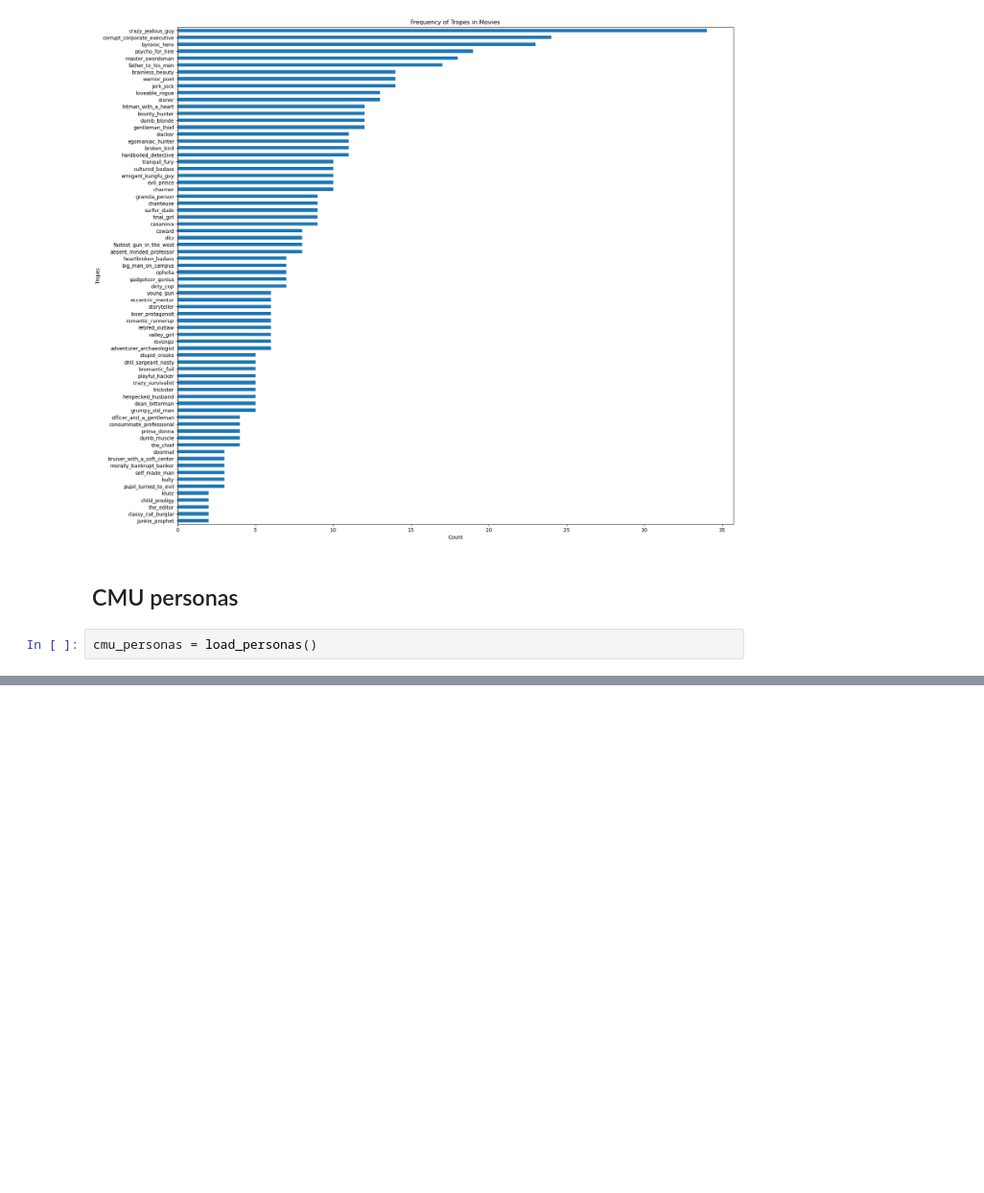
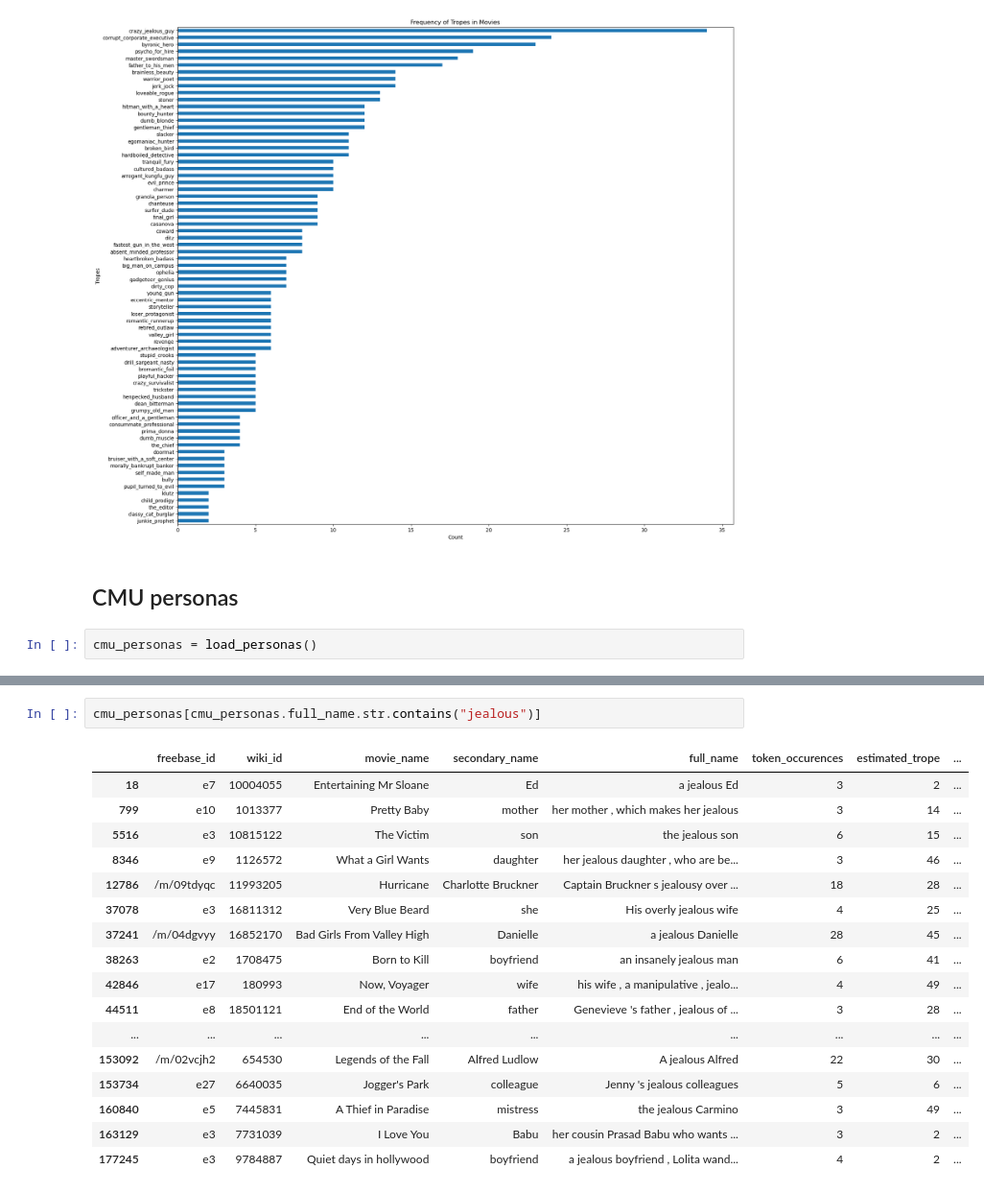
Before and after one commit to epfl-ada/ada-2023-project-advanceddataarsonists, a Jupyter notebook: initial_analyses.ipynb, the cells around one changed output, grey strips where cells are left out. Shown at 96% size. Saved outputs shown, nothing was run; the diff lists cells and outputs as text; blank space fills up the shorter version.

```diff
--- a/initial_analyses.ipynb
+++ b/initial_analyses.ipynb
@@ -450,0 +452,20 @@ cmu_personas.head()
+# %%
+cmu_personas[cmu_personas.full_name.str.contains("jealous")]
+# %% [output]
+|  | freebase_id | wiki_id | movie_name | secondary_name | full_name | token_occurences | estimated_trope | ... |
+| 18 | e7 | 10004055 | Entertaining Mr Sloane | Ed | a jealous Ed | 3 | 2 | ... |
+| 799 | e10 | 1013377 | Pretty Baby | mother | her mother , which makes her jealous | 3 | 14 | ... |
+| 5516 | e3 | 10815122 | The Victim | son | the jealous son | 6 | 15 | ... |
+| 8346 | e9 | 1126572 | What a Girl Wants | daughter | her jealous daughter , who are be... | 3 | 46 | ... |
+| 12786 | /m/09tdyqc | 11993205 | Hurricane | Charlotte Bruckner | Captain Bruckner s jealousy over ... | 18 | 28 | ... |
+| 37078 | e3 | 16811312 | Very Blue Beard | she | His overly jealous wife | 4 | 25 | ... |
+| 37241 | /m/04dgvyy | 16852170 | Bad Girls From Valley High | Danielle | a jealous Danielle | 28 | 45 | ... |
+| 38263 | e2 | 1708475 | Born to Kill | boyfriend | an insanely jealous man | 6 | 41 | ... |
+| 42846 | e17 | 180993 | Now, Voyager | wife | his wife , a manipulative , jealo... | 4 | 49 | ... |
+| 44511 | e8 | 18501121 | End of the World | father | Genevieve 's father , jealous of ... | 3 | 28 | ... |
+| ... | ... | ... | ... | ... | ... | ... | ... | ... |
+| 153092 | /m/02vcjh2 | 654530 | Legends of the Fall | Alfred Ludlow | A jealous Alfred | 22 | 30 | ... |
+| 153734 | e27 | 6640035 | Jogger's Park | colleague | Jenny 's jealous colleagues | 5 | 6 | ... |
+| 160840 | e5 | 7445831 | A Thief in Paradise | mistress | the jealous Carmino | 3 | 49 | ... |
+| 163129 | e3 | 7731039 | I Love You | Babu | her cousin Prasad Babu who wants ... | 3 | 2 | ... |
+| 177245 | e3 | 9784887 | Quiet days in hollywood | boyfriend | a jealous boyfriend , Lolita wand... | 4 | 2 | ... |
```
Also changed, not shown: parts of 14 cells of this notebook.
